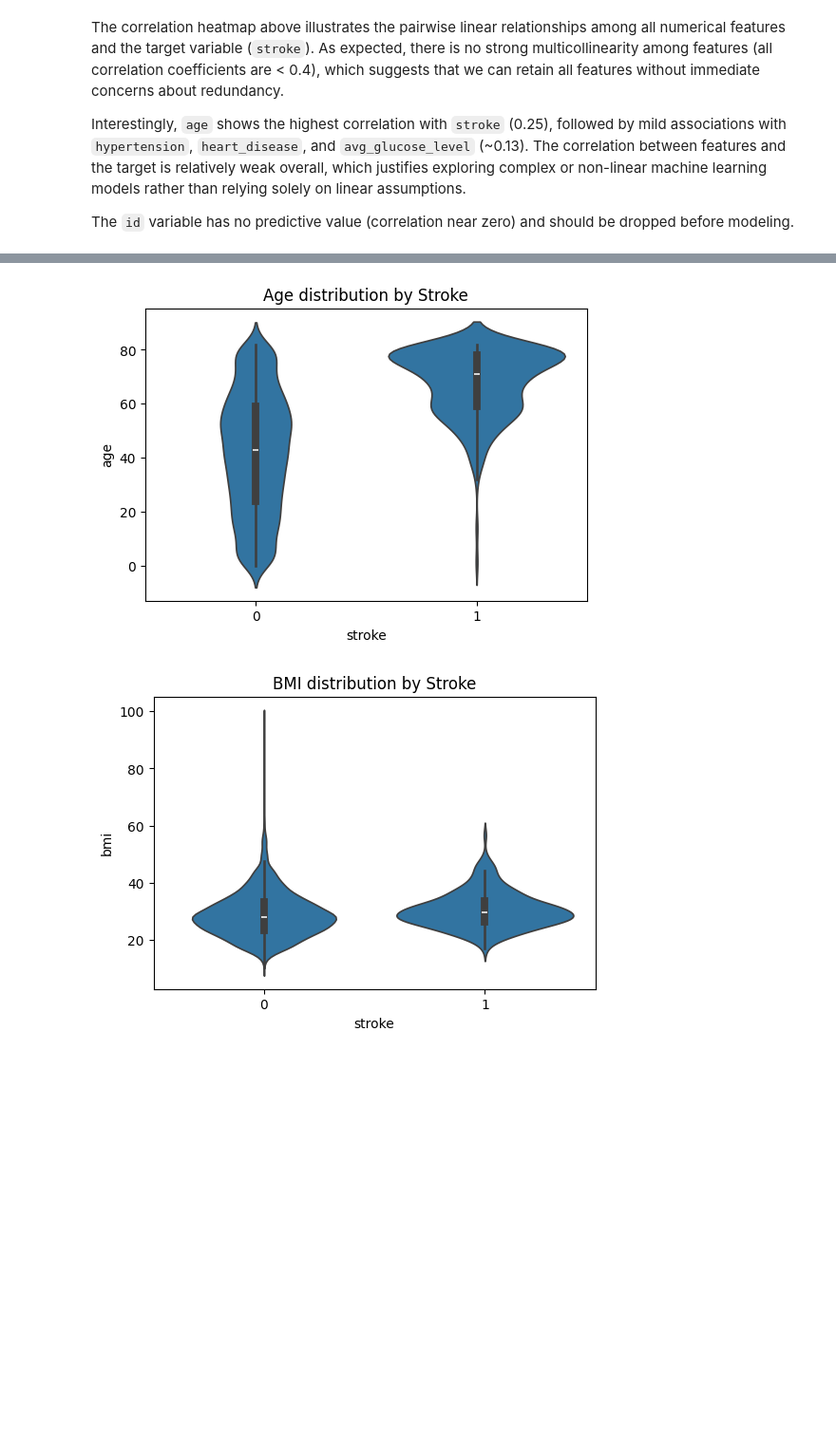
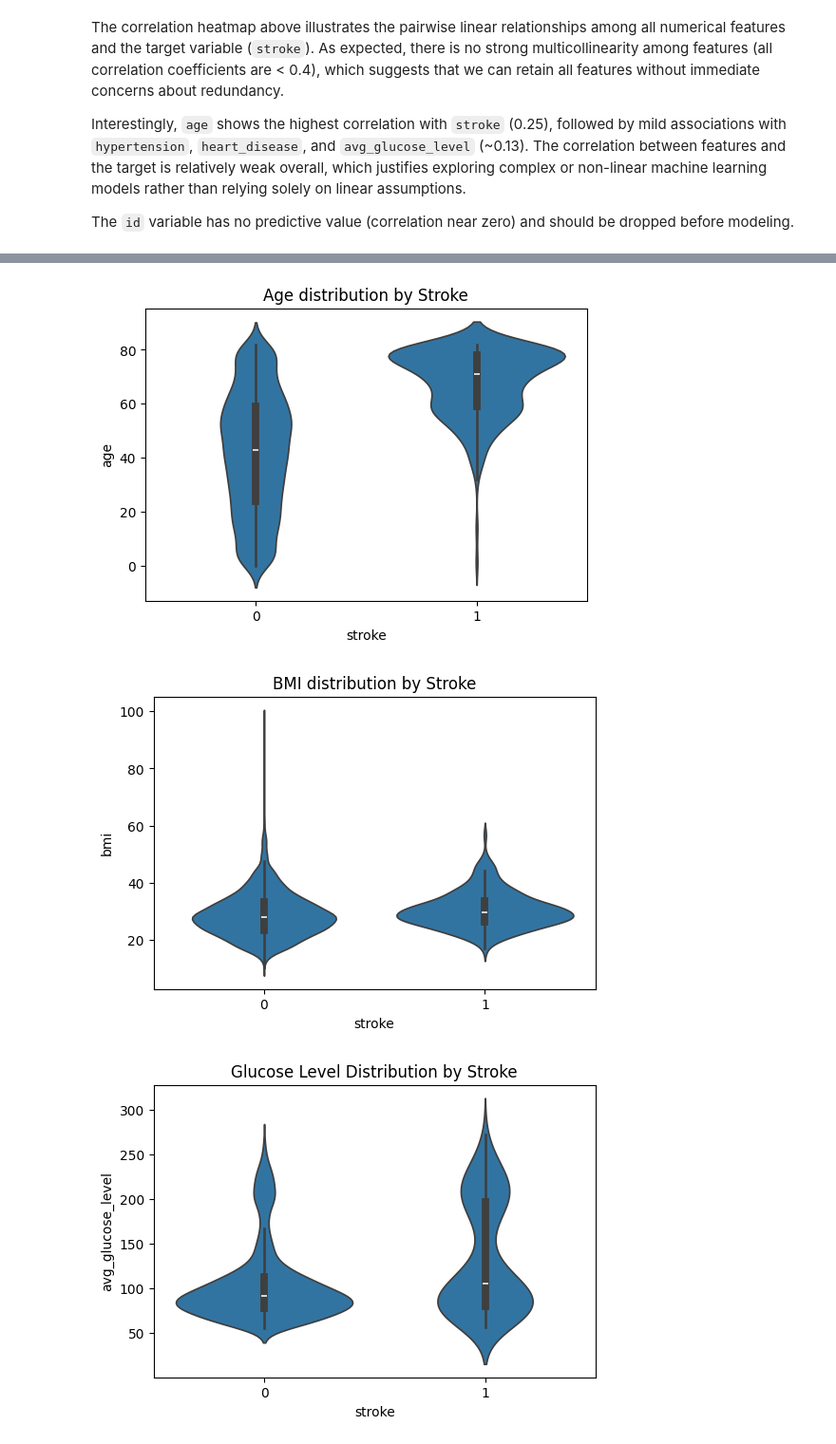
Before and after one commit to AlessandroConte/stroke-prediction, a Jupyter notebook: Stroke_Prediction_Final.ipynb, the cells around one changed output, grey strips where cells are left out. Shown at 95% size. Saved outputs shown, nothing was run; the diff lists cells and outputs as text; code cells hidden in the pictures; blank space fills up the shorter version.

```diff
--- a/Stroke_Prediction_Final.ipynb
+++ b/Stroke_Prediction_Final.ipynb
@@ -307,13 +325,19 @@ for var in categorical_vars:
 # %%
 plt.figure(figsize=(6,4))
 sns.violinplot(data=df, x='stroke', y='age')
 plt.title('Age distribution by Stroke')
 plt.show()
 
 plt.figure(figsize=(6,4))
 sns.violinplot(data=df, x='stroke', y='bmi')
 plt.title('BMI distribution by Stroke')
 plt.show()
+
+plt.figure(figsize=(6,4))
+sns.violinplot(data=df, x='stroke', y='avg_glucose_level')
+plt.title('Glucose Level Distribution by Stroke')
+plt.show()
 # %% [output]
 [figure]
 [figure]
+[figure, added]
```
Also changed, not shown: parts of 19 cells of this notebook.
